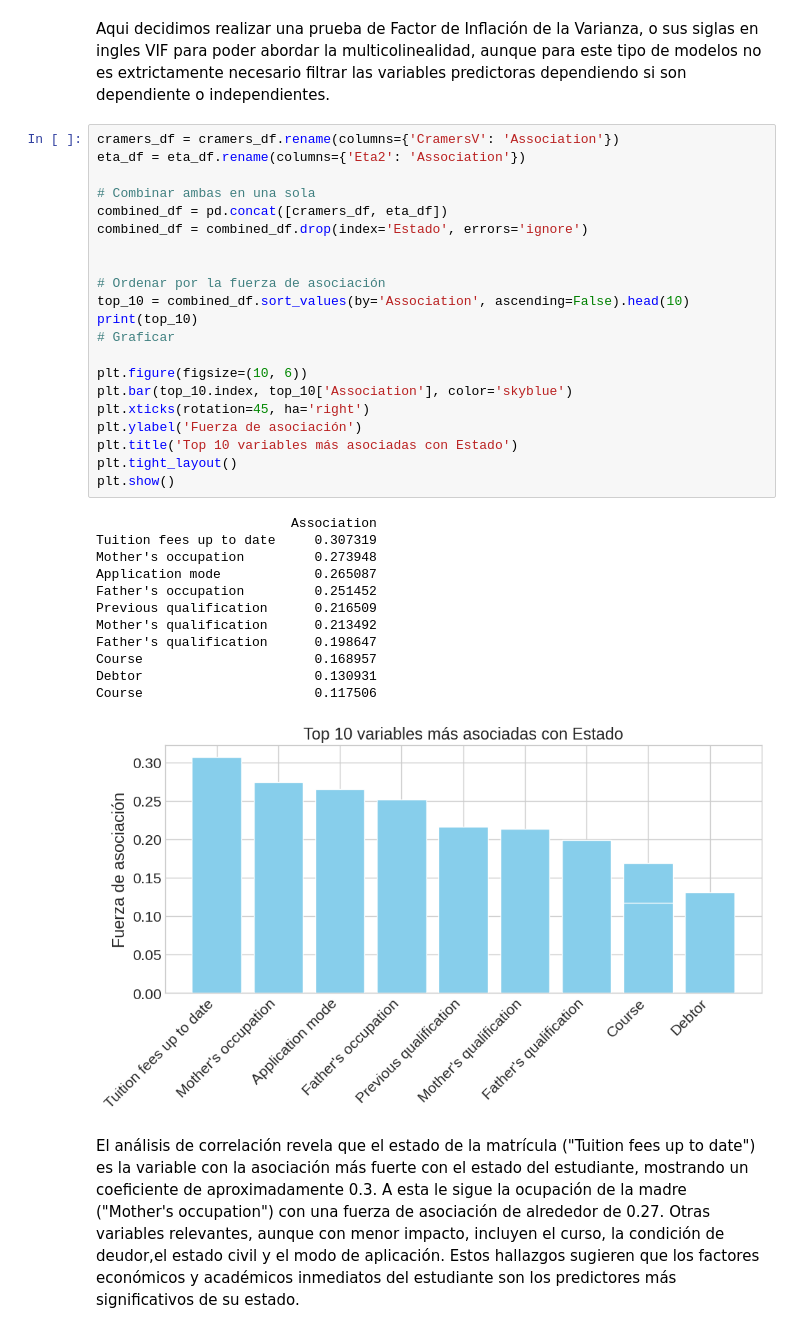
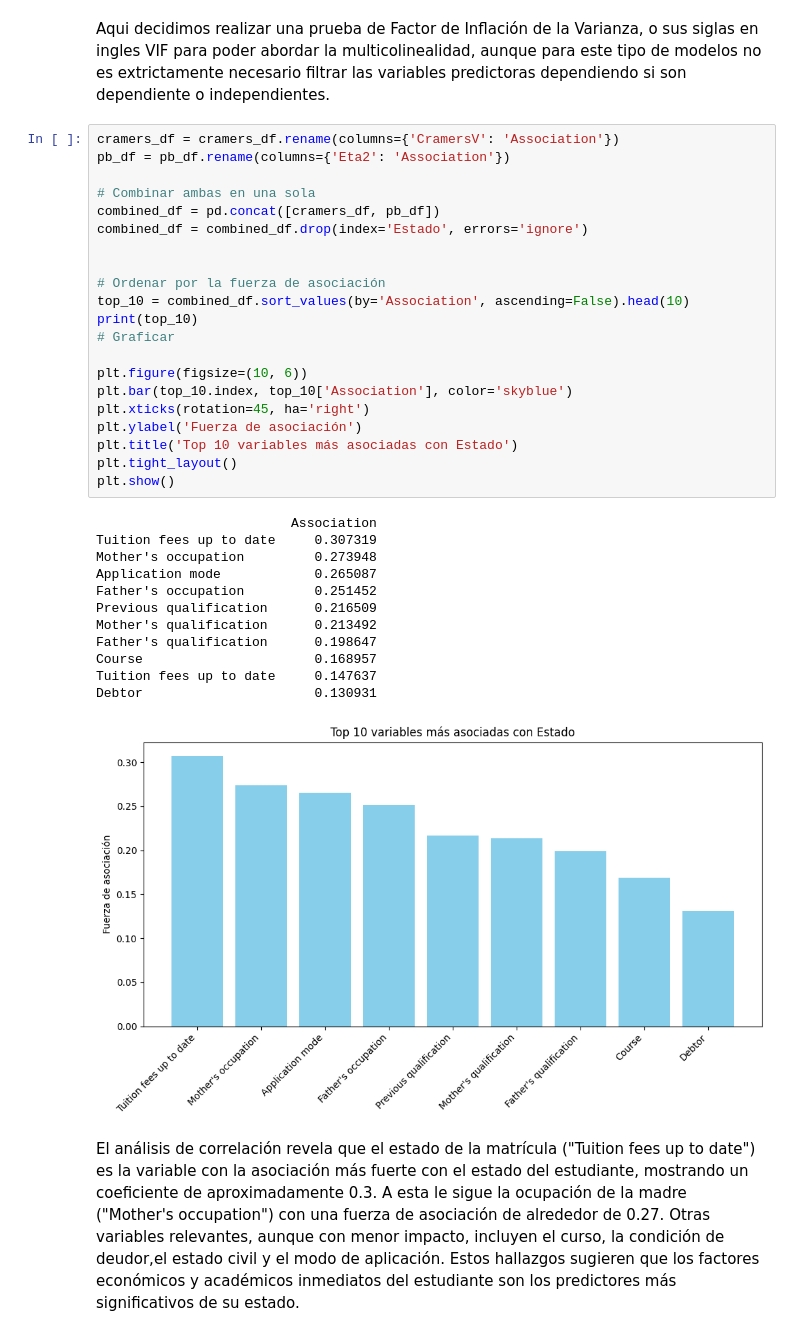
Before and after one commit to LasciaStare/Mini-Proyecto_1-ML, a Jupyter notebook: docs/notebooks.ipynb, the cells around one changed output. Drawn from its saved outputs; the diff is of its cells as text.

```diff
--- a/docs/notebooks.ipynb
+++ b/docs/notebooks.ipynb
@@ -214,38 +270,38 @@ df_copy = delete_multicollinearity(df_copy, "Estado", 10)
 Aqui decidimos realizar una prueba de Factor de Inflación de la Varianza, o sus siglas en ingles  VIF para poder abordar la multicolinealidad, aunque para este tipo de modelos no es extrictamente necesario filtrar las variables predictoras dependiendo si son dependiente o independientes.
 # %%
 cramers_df = cramers_df.rename(columns={'CramersV': 'Association'})
-eta_df = eta_df.rename(columns={'Eta2': 'Association'})
+pb_df = pb_df.rename(columns={'Eta2': 'Association'})
 
 # Combinar ambas en una sola
-combined_df = pd.concat([cramers_df, eta_df])
+combined_df = pd.concat([cramers_df, pb_df])
 combined_df = combined_df.drop(index='Estado', errors='ignore')
 
 
 # Ordenar por la fuerza de asociación
 top_10 = combined_df.sort_values(by='Association', ascending=False).head(10)
 print(top_10)
 # Graficar
 
 plt.figure(figsize=(10, 6))
 plt.bar(top_10.index, top_10['Association'], color='skyblue')
 plt.xticks(rotation=45, ha='right')
 plt.ylabel('Fuerza de asociación')
 plt.title('Top 10 variables más asociadas con Estado')
 plt.tight_layout()
 plt.show()
 # %% [output]
                          Association
 Tuition fees up to date     0.307319
 Mother's occupation         0.273948
 Application mode            0.265087
 Father's occupation         0.251452
 Previous qualification      0.216509
 Mother's qualification      0.213492
 Father's qualification      0.198647
 Course                      0.168957
+Tuition fees up to date     0.147637
 Debtor                      0.130931
-Course                      0.117506
-[figure, old version]
+[figure, new version]
 # %% [markdown]
 El análisis de correlación revela que el estado de la matrícula ("Tuition fees up to date") es la variable con la asociación más fuerte con el estado del estudiante, mostrando un coeficiente de aproximadamente 0.3. A esta le sigue la ocupación de la madre ("Mother's occupation") con una fuerza de asociación de alrededor de 0.27. Otras variables relevantes, aunque con menor impacto, incluyen el curso, la condición de deudor,el estado civil y el modo de aplicación. Estos hallazgos sugieren que los factores económicos y académicos inmediatos del estudiante son los predictores más significativos de su estado.
 # %%
```
Also changed, not shown: parts of 2 cells of this notebook.
